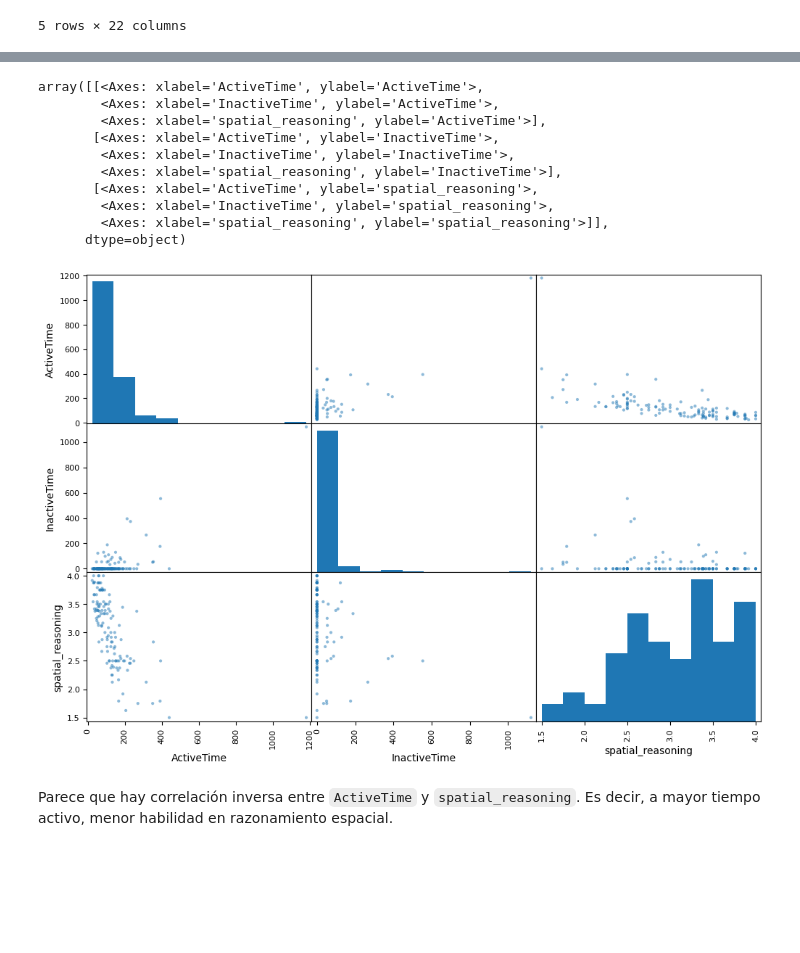
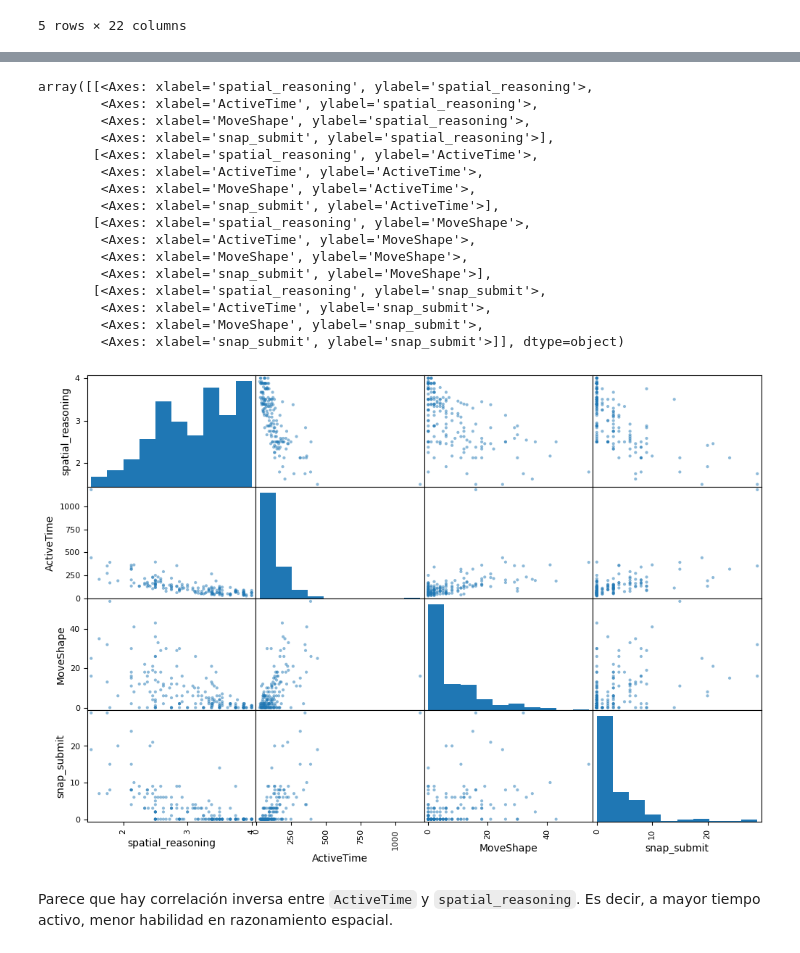
Before and after one commit to AnaAguilarI/TFG, a Jupyter notebook: scripts/models/data_study.ipynb, the cells around one changed output, grey strips where cells are left out. Saved outputs shown, nothing was run; the diff lists cells and outputs as text; code cells hidden in the pictures; blank space fills up the shorter version.

```diff
--- a/scripts/models/data_study.ipynb
+++ b/scripts/models/data_study.ipynb
@@ -1,7 +1,9 @@
 # %%
 import pandas as pd
+import seaborn as sns
+import matplotlib.pyplot as plt
 # Cargamos el fichero de datos en un dataframe
-fecha = '04-22'
+fecha = '05-07'
 fname = '../../data/' + fecha + '-dataset.csv'
 df = pd.read_csv(fname)
 # %%
@@ -224,0 +142,19 @@ print(len(train_set),'train +',len(test_set),'test')
+# %%
+# Definimos un diccionario con el número de vistas por puzle
+n_views = {
+    'Bird Fez': 3,
+    'Pi Henge': 3,
+    '45-Degree Rotations': 4,
+    'Angled Silhouette': 3,
+    'Pyramids are Strange': 1
+}
+
+# Para cada puzle sumamos la columas snapshots con (checksubmit-1)*n_views, restamos 1 porque nos interesan los submit que "sobran"
+# Mapear los valores de vistas al DataFrame usando la columna puzzle
+df['views'] = df['puzzle'].map(n_views)
+
+# Calcular el nuevo valor
+df['snap_submit'] = df['Snapshots'] + (df['CheckSolution'] - 1) * df['views']
+
+# Mostrar el DataFrame actualizado
+print(df.head())
@@ -224,0 +179,13 @@ print(len(train_set),'train +',len(test_set),'test')
+# %%
+df_cat  = df.select_dtypes(include="object")
+cat_encoder = OneHotEncoder()
+cat_1hot = cat_encoder.fit_transform(df_cat)
+df_cat_1hot = pd.DataFrame(cat_1hot.toarray(), columns=cat_encoder.get_feature_names_out())
+df_numerical = df.drop(columns=['puzzle','Snapshots','CheckSolution','views'])
+df_numerical = pd.concat([df_numerical, df_cat_1hot], axis=1)
+corr_matrix = df_numerical.select_dtypes(include="number").corr()
+corr_matrix['spatial_reasoning'].sort_values(ascending=False)
+plt.figure(figsize=(10, 8))
+sns.heatmap(corr_matrix, annot=True, fmt=".2f", cmap='coolwarm', cbar=True, square=True)
+plt.title('Correlation Matrix')
+plt.show()
@@ -225,19 +222,25 @@ print(len(train_set),'train +',len(test_set),'test')
 # %%
 from pandas.plotting import scatter_matrix
 # Comparamos las features continuas
-attributes = ['ActiveTime','InactiveTime','spatial_reasoning']
-scatter_matrix(train_set[attributes],figsize=(12,8))
+attributes = ['spatial_reasoning', 'ActiveTime', 'MoveShape', 'snap_submit']
+scatter_matrix(df_numerical[attributes],figsize=(12,8))
 # %% [output]
-array([[<Axes: xlabel='ActiveTime', ylabel='ActiveTime'>,
-        <Axes: xlabel='InactiveTime', ylabel='ActiveTime'>,
-        <Axes: xlabel='spatial_reasoning', ylabel='ActiveTime'>],
-       [<Axes: xlabel='ActiveTime', ylabel='InactiveTime'>,
-        <Axes: xlabel='InactiveTime', ylabel='InactiveTime'>,
-        <Axes: xlabel='spatial_reasoning', ylabel='InactiveTime'>],
-       [<Axes: xlabel='ActiveTime', ylabel='spatial_reasoning'>,
-        <Axes: xlabel='InactiveTime', ylabel='spatial_reasoning'>,
-        <Axes: xlabel='spatial_reasoning', ylabel='spatial_reasoning'>]],
-      dtype=object)
+array([[<Axes: xlabel='spatial_reasoning', ylabel='spatial_reasoning'>,
+        <Axes: xlabel='ActiveTime', ylabel='spatial_reasoning'>,
+        <Axes: xlabel='MoveShape', ylabel='spatial_reasoning'>,
+        <Axes: xlabel='snap_submit', ylabel='spatial_reasoning'>],
+       [<Axes: xlabel='spatial_reasoning', ylabel='ActiveTime'>,
+        <Axes: xlabel='ActiveTime', ylabel='ActiveTime'>,
+        <Axes: xlabel='MoveShape', ylabel='ActiveTime'>,
+        <Axes: xlabel='snap_submit', ylabel='ActiveTime'>],
+       [<Axes: xlabel='spatial_reasoning', ylabel='MoveShape'>,
+        <Axes: xlabel='ActiveTime', ylabel='MoveShape'>,
+        <Axes: xlabel='MoveShape', ylabel='MoveShape'>,
+        <Axes: xlabel='snap_submit', ylabel='MoveShape'>],
+       [<Axes: xlabel='spatial_reasoning', ylabel='snap_submit'>,
+        <Axes: xlabel='ActiveTime', ylabel='snap_submit'>,
+        <Axes: xlabel='MoveShape', ylabel='snap_submit'>,
+        <Axes: xlabel='snap_submit', ylabel='snap_submit'>]], dtype=object)
-[figure, old version]
+[figure, new version]
 # %% [markdown]
 Parece que hay correlación inversa entre `ActiveTime` y `spatial_reasoning`. Es decir, a mayor tiempo activo, menor habilidad en razonamiento espacial.
```
Also changed, not shown: parts of 31 cells of this notebook, 12 other files.
